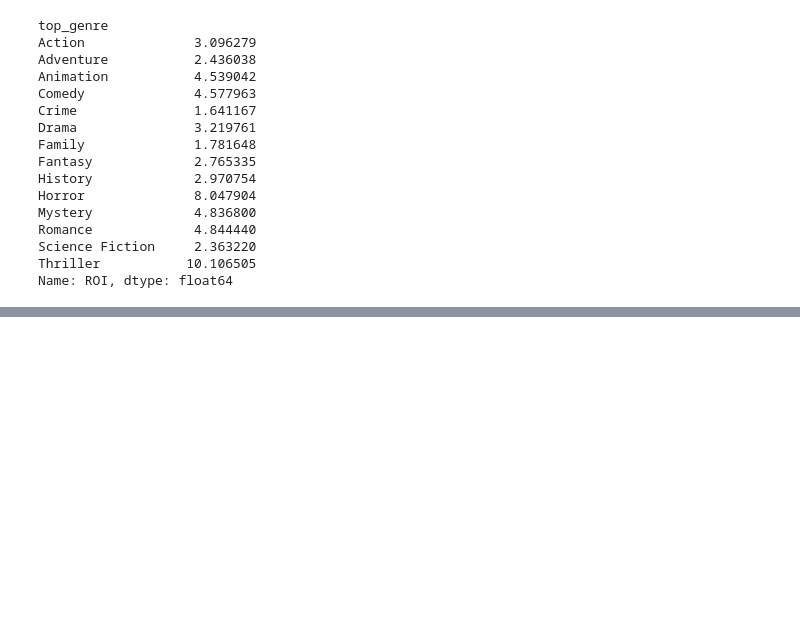
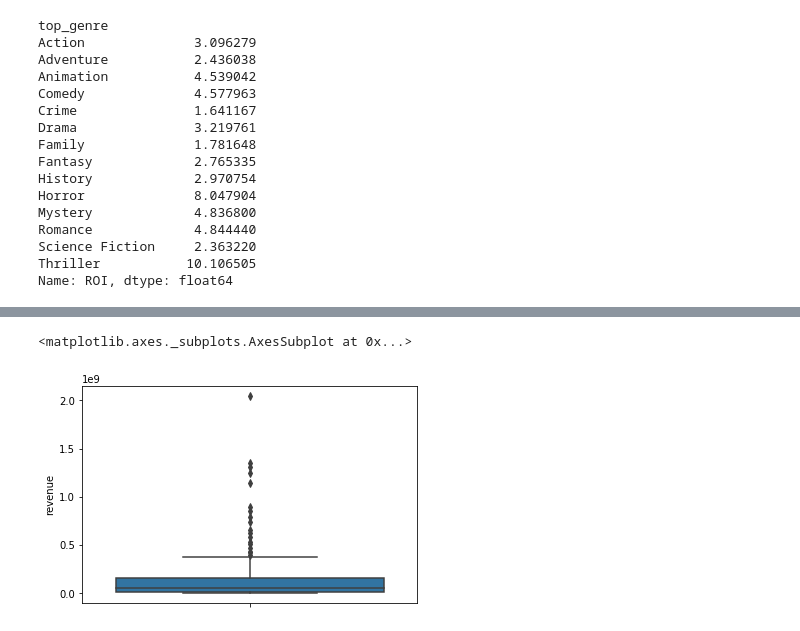
Before and after one commit to Dlisk92/Mod-1-Project_HTX-DS-111819, a Jupyter notebook: MovieAnalysis.ipynb, the cells around one changed output, grey strips where cells are left out. Cells and saved outputs as stored; diff of their text form; code cells hidden in the pictures; blank space fills up the shorter version.

```diff
--- a/MovieAnalysis.ipynb
+++ b/MovieAnalysis.ipynb
@@ -411,0 +459,5 @@ Name: ROI, dtype: float64
+# %%
+sns.boxplot(df_index['revenue'], orient='v')
+# %% [output]
+<matplotlib.axes._subplots.AxesSubplot at 0x...>
+[figure, added]
```
Also changed, not shown: parts of 21 cells of this notebook, 1 other file.
